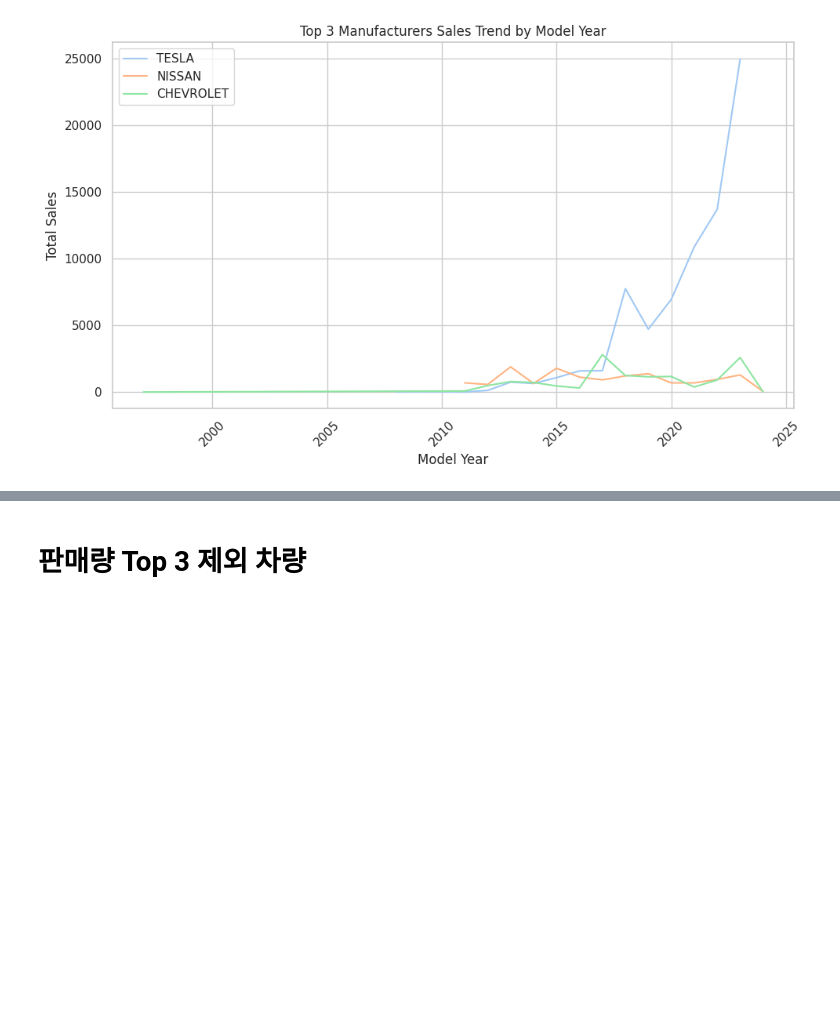
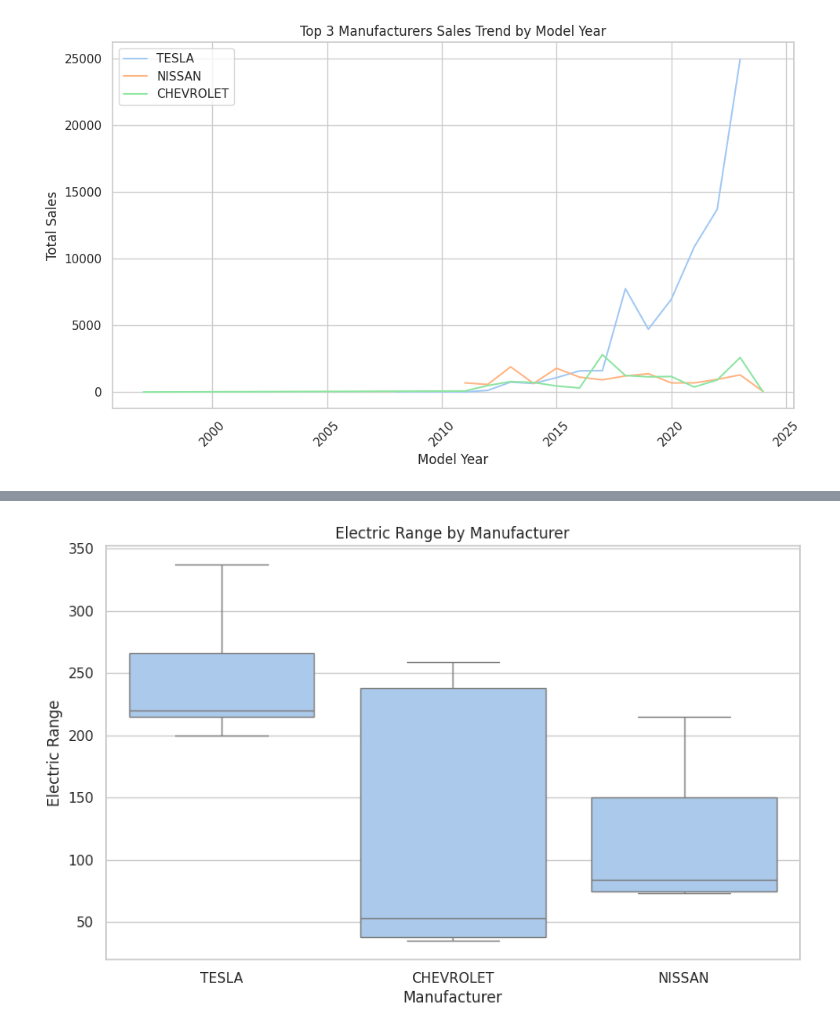
Before and after one commit to taegyunjjang/ml_study, a Jupyter notebook: Electric_Vehicle_Trend_Analysis.ipynb, the cells around one changed output, grey strips where cells are left out. Saved outputs shown, nothing was run; the diff lists cells and outputs as text; code cells hidden in the pictures; blank space fills up the shorter version.

Commit message:
제조사 별 electric vehicle type, electric range 시각화

```diff
--- a/Electric_Vehicle_Trend_Analysis.ipynb
+++ b/Electric_Vehicle_Trend_Analysis.ipynb
@@ -5,9 +5,9 @@ import seaborn as sns
 import matplotlib.pyplot as plt
 import warnings
 
-plt.rcParams['figure.figsize'] = [5, 4]
 sns.set(style='whitegrid')
 sns.set_palette('pastel')
+warnings.filterwarnings('ignore')
 # %% [markdown]
 # 데이터 분석
 # %%
@@ -183,9 +246,0 @@ chevrolet_rows['Model'].unique()
-# %% [markdown]
-# 판매량 Top 3 제외 차량
-# %%
-top3_list = ['TESLA', 'NISSAN', 'CHEVROLET']
-
-top3_df = new_df[new_df['Make'].isin(top3_list)]
-except_top3_df = new_df[~new_df['Make'].isin(top3_list)]
-# top3_df
-# except_top3_df
@@ -193,0 +247,12 @@ df[df['Make'] == 'TESLA']
+# %%
+# Electric Range != 0
+filtered_data = new_df[(new_df['Make'].isin(top3_list)) & (new_df['Electric Range'] != 0)]
+
+plt.figure(figsize=(10, 6))
+sns.boxplot(data=filtered_data, x='Make', y='Electric Range')
+plt.title('Electric Range by Manufacturer')
+plt.xlabel('Manufacturer')
+plt.ylabel('Electric Range')
+plt.show()
+# %% [output]
+[figure, added]
```
Also changed, not shown: parts of 25 cells of this notebook.
